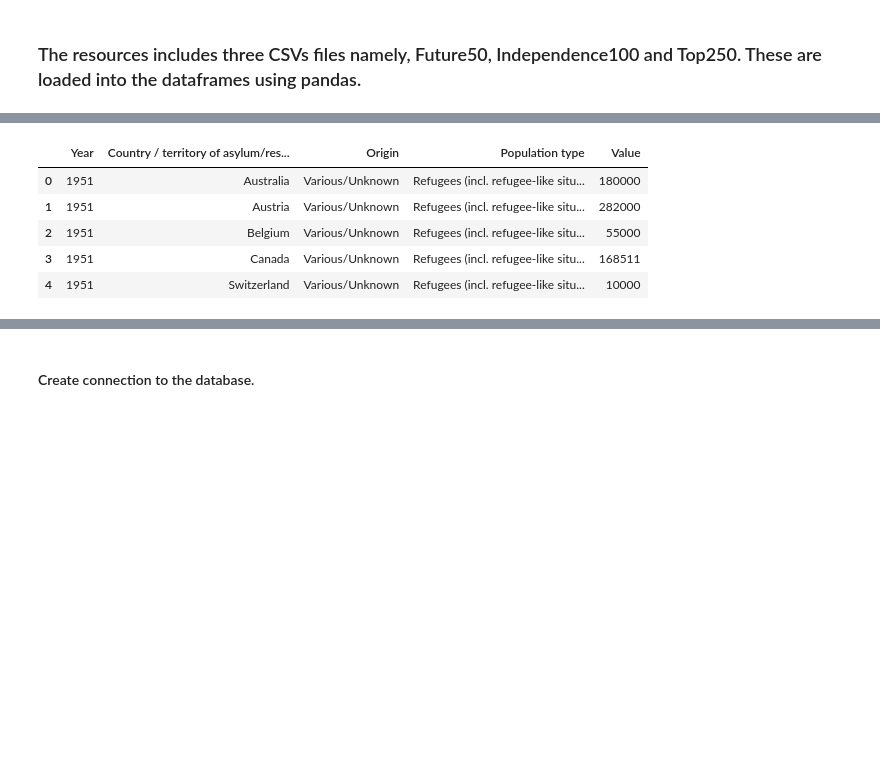
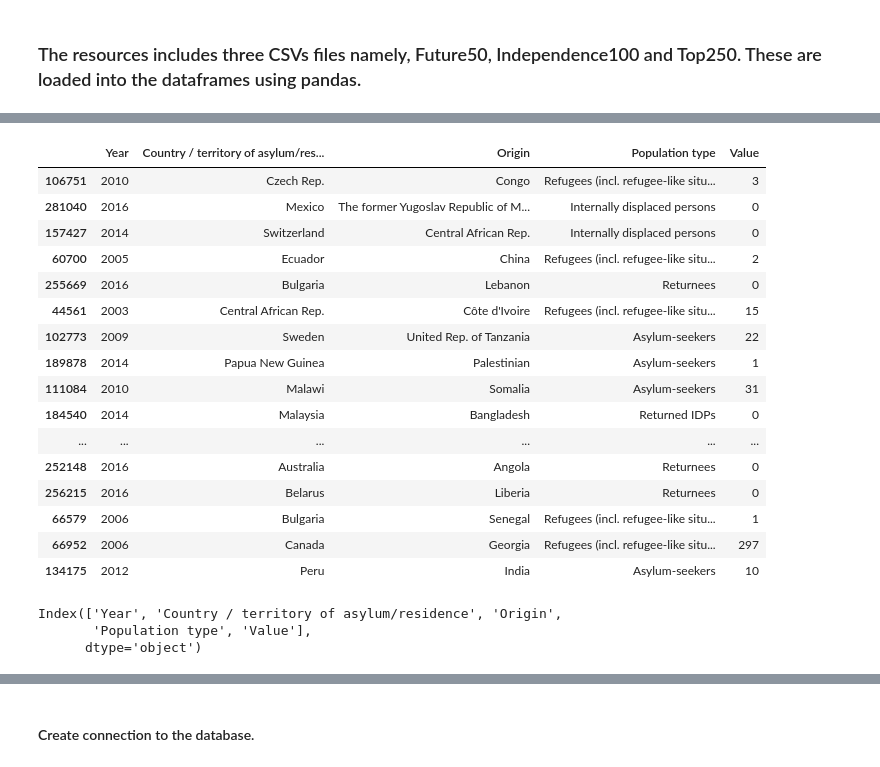
Before and after one commit to kflores56/project_2, a Jupyter notebook: Data_extract.ipynb, the cells around one changed output, grey strips where cells are left out. Cells and saved outputs as stored; diff of their text form; code cells hidden in the pictures; blank space fills up the shorter version.

```diff
--- a/Data_extract.ipynb
+++ b/Data_extract.ipynb
@@ -31,10 +140,27 @@ demographics.head()
 # %%
 time_series = pd.read_csv("Resources/time_series.csv")
-time_series.head()
+time_series.sample(20)
 # %% [output]
 |  | Year | Country / territory of asylum/res... | Origin | Population type | Value |
-| 0 | 1951 | Australia | Various/Unknown | Refugees (incl. refugee-like situ... | 180000 |
-| 1 | 1951 | Austria | Various/Unknown | Refugees (incl. refugee-like situ... | 282000 |
-| 2 | 1951 | Belgium | Various/Unknown | Refugees (incl. refugee-like situ... | 55000 |
-| 3 | 1951 | Canada | Various/Unknown | Refugees (incl. refugee-like situ... | 168511 |
-| 4 | 1951 | Switzerland | Various/Unknown | Refugees (incl. refugee-like situ... | 10000 |
+| 106751 | 2010 | Czech Rep. | Congo | Refugees (incl. refugee-like situ... | 3 |
+| 281040 | 2016 | Mexico | The former Yugoslav Republic of M... | Internally displaced persons | 0 |
+| 157427 | 2014 | Switzerland | Central African Rep. | Internally displaced persons | 0 |
+| 60700 | 2005 | Ecuador | China | Refugees (incl. refugee-like situ... | 2 |
+| 255669 | 2016 | Bulgaria | Lebanon | Returnees | 0 |
+| 44561 | 2003 | Central African Rep. | Côte d'Ivoire | Refugees (incl. refugee-like situ... | 15 |
+| 102773 | 2009 | Sweden | United Rep. of Tanzania | Asylum-seekers | 22 |
+| 189878 | 2014 | Papua New Guinea | Palestinian | Asylum-seekers | 1 |
+| 111084 | 2010 | Malawi | Somalia | Asylum-seekers | 31 |
+| 184540 | 2014 | Malaysia | Bangladesh | Returned IDPs | 0 |
+| ... | ... | ... | ... | ... | ... |
+| 252148 | 2016 | Australia | Angola | Returnees | 0 |
+| 256215 | 2016 | Belarus | Liberia | Returnees | 0 |
+| 66579 | 2006 | Bulgaria | Senegal | Refugees (incl. refugee-like situ... | 1 |
+| 66952 | 2006 | Canada | Georgia | Refugees (incl. refugee-like situ... | 297 |
+| 134175 | 2012 | Peru | India | Asylum-seekers | 10 |
+# %%
+time_series.columns
+# %% [output]
+Index(['Year', 'Country / territory of asylum/residence', 'Origin',
+       'Population type', 'Value'],
+      dtype='object')
```
Also changed, not shown: parts of 12 cells of this notebook, 5 other files.
